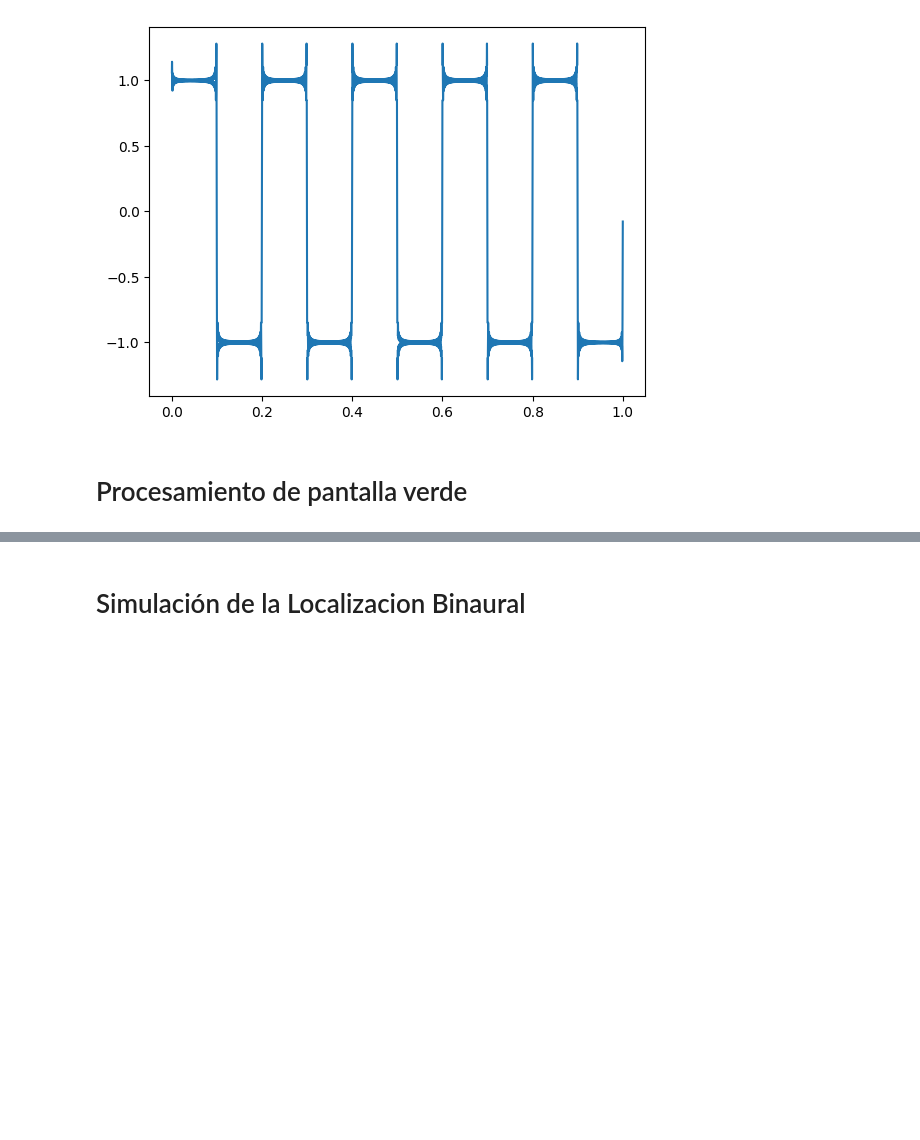
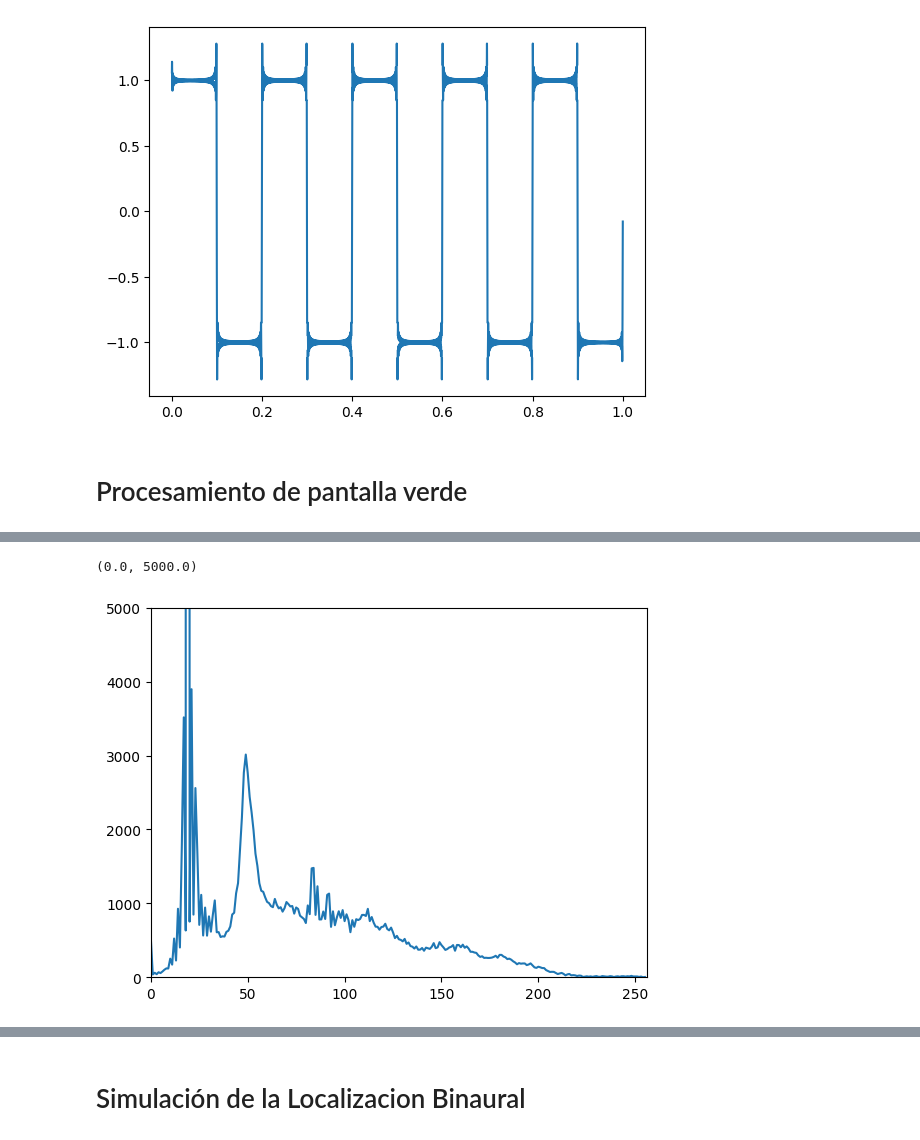
Before and after one commit to andresosorios23/digital_signal_processing, a Jupyter notebook: task_1/task.ipynb, the cells around one changed output, grey strips where cells are left out. Saved outputs shown, nothing was run; the diff lists cells and outputs as text; code cells hidden in the pictures; blank space fills up the shorter version.

```diff
--- a/task_1/task.ipynb
+++ b/task_1/task.ipynb
@@ -139,0 +153,16 @@ plt.plot(t_rec, x_reconstructed)
+# %%
+
+# fig, (ax1, ax2, ax3) = plt.subplots(1, 3)
+# ax1.hist(b.ravel(), 256, [0, 256])
+hist = cv2.calcHist([img], [0], None, [256], [0, 256])
+
+fig, ax = plt.subplots()
+ax.plot(hist)
+ax.set_xlim([0, 256])
+ax.set_ylim([0, 5000])
+# ax2.hist(g.ravel(), 256, [0, 256])
+# ax3.hist(r.ravel(), 256, [0, 256])
+# plt.show()
+# %% [output]
+(0.0, 5000.0)
+[figure, added]
```
Also changed, not shown: parts of 8 cells of this notebook, 3 other files.
